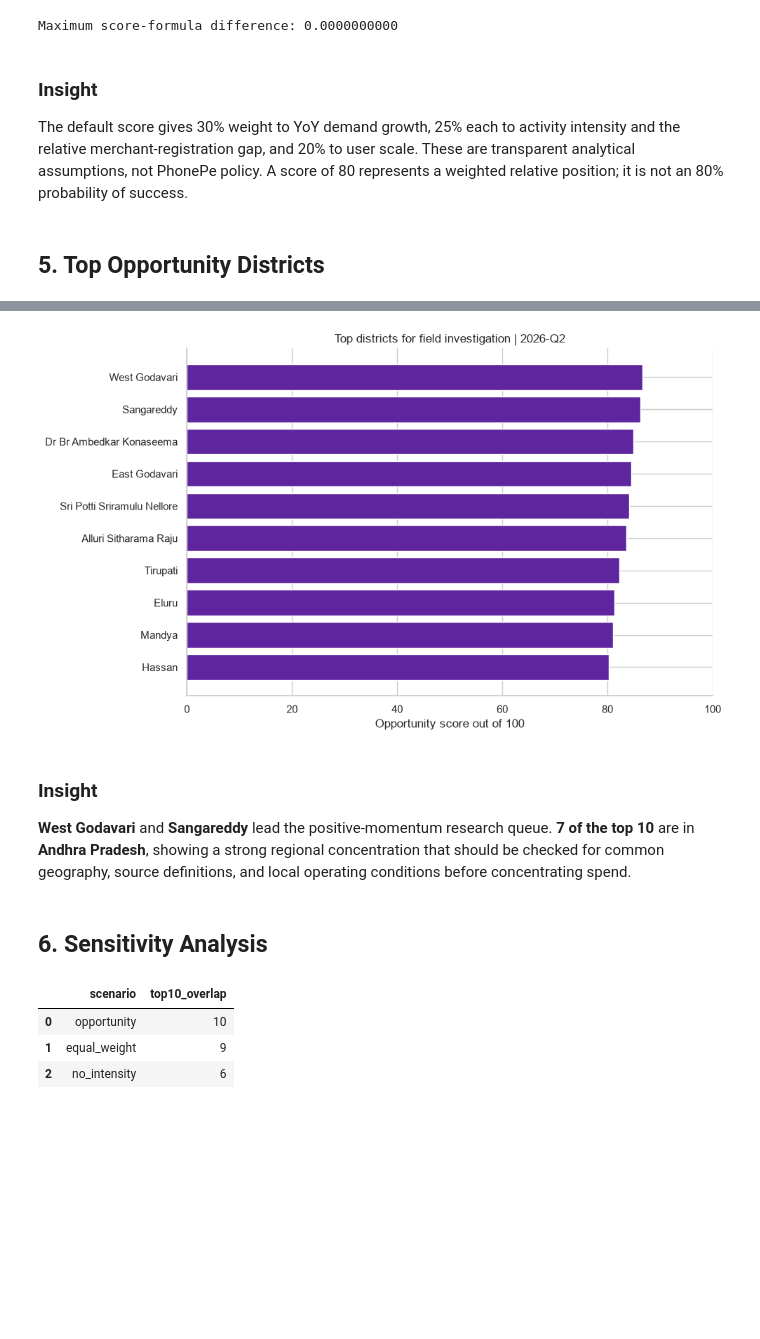
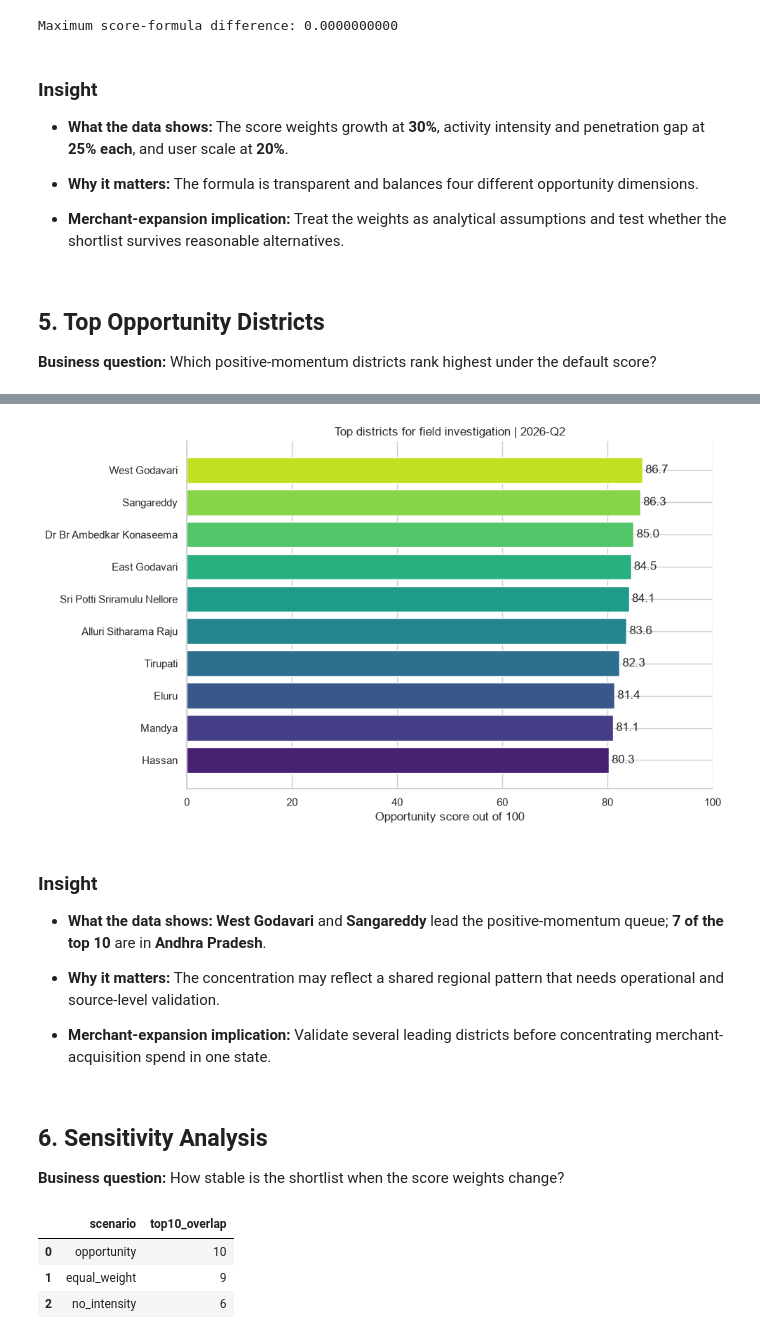
Before and after one commit to Rabilkhan786/PhonePay_Analysis, a Jupyter notebook: notebooks/04_opportunity_analysis.ipynb, the cells around one changed output, grey strips where cells are left out. Drawn from its saved outputs; the diff is of its cells as text; code cells hidden in the pictures; blank space fills up the shorter version.

Commit message:
Polish notebook questions insights and charts

```diff
--- a/notebooks/04_opportunity_analysis.ipynb
+++ b/notebooks/04_opportunity_analysis.ipynb
@@ -228,9 +251,15 @@ Maximum score-formula difference: 0.0000000000
 # %% [markdown]
 ### Insight
 
-The default score gives 30% weight to YoY demand growth, 25% each to activity intensity and the relative merchant-registration gap, and 20% to user scale. These are transparent analytical assumptions, not PhonePe policy. A score of 80 represents a weighted relative position; it is not an 80% probability of success.
+- **What the data shows:** The score weights growth at **30%**, activity intensity and penetration gap at **25% each**, and user scale at **20%**.
+
+- **Why it matters:** The formula is transparent and balances four different opportunity dimensions.
+
+- **Merchant-expansion implication:** Treat the weights as analytical assumptions and test whether the shortlist survives reasonable alternatives.
 # %% [markdown]
 ## 5. Top Opportunity Districts
+
+**Business question:** Which positive-momentum districts rank highest under the default score?
 # %%
 positive_momentum = (
     eligible_districts["transaction_qoq"].gt(0)
@@ -276,27 +305,36 @@ display(top_opportunities[top_columns].round(3))
 | 10539 | 10 | karnataka | hassan | 80.265 | 1110612 | 42357.0 | ... |
 # %%
 chart_data = top_opportunities.sort_values("opportunity_score")
+
+bar_colors = sns.color_palette("viridis", n_colors=len(chart_data))
 
 fig, axis = plt.subplots(figsize=(10, 6))
 axis.barh(
     chart_data["district"].str.title(),
     chart_data["opportunity_score"],
-    color=purple,
+    color=bar_colors,
 )
 axis.set_xlim(0, 100)
 axis.set_title(f"Top districts for field investigation | {latest_period}")
 axis.set_xlabel("Opportunity score out of 100")
 axis.set_ylabel("")
+axis.bar_label(axis.containers[0], fmt="%.1f", padding=3)
 fig.tight_layout()
 plt.show()
 # %% [output]
-[figure, old version]
+[figure, new version]
 # %% [markdown]
 ### Insight
 
-**West Godavari** and **Sangareddy** lead the positive-momentum research queue. **7 of the top 10** are in **Andhra Pradesh**, showing a strong regional concentration that should be checked for common geography, source definitions, and local operating conditions before concentrating spend.
+- **What the data shows:** **West Godavari** and **Sangareddy** lead the positive-momentum queue; **7 of the top 10** are in **Andhra Pradesh**.
+
+- **Why it matters:** The concentration may reflect a shared regional pattern that needs operational and source-level validation.
+
+- **Merchant-expansion implication:** Validate several leading districts before concentrating merchant-acquisition spend in one state.
 # %% [markdown]
 ## 6. Sensitivity Analysis
+
+**Business question:** How stable is the shortlist when the score weights change?
 # %%
 sensitivity_summary, sensitivity_ranking = shortlist_sensitivity(
     investigation_pool
```
Also changed, not shown: parts of 15 cells of this notebook, 3 other files.
